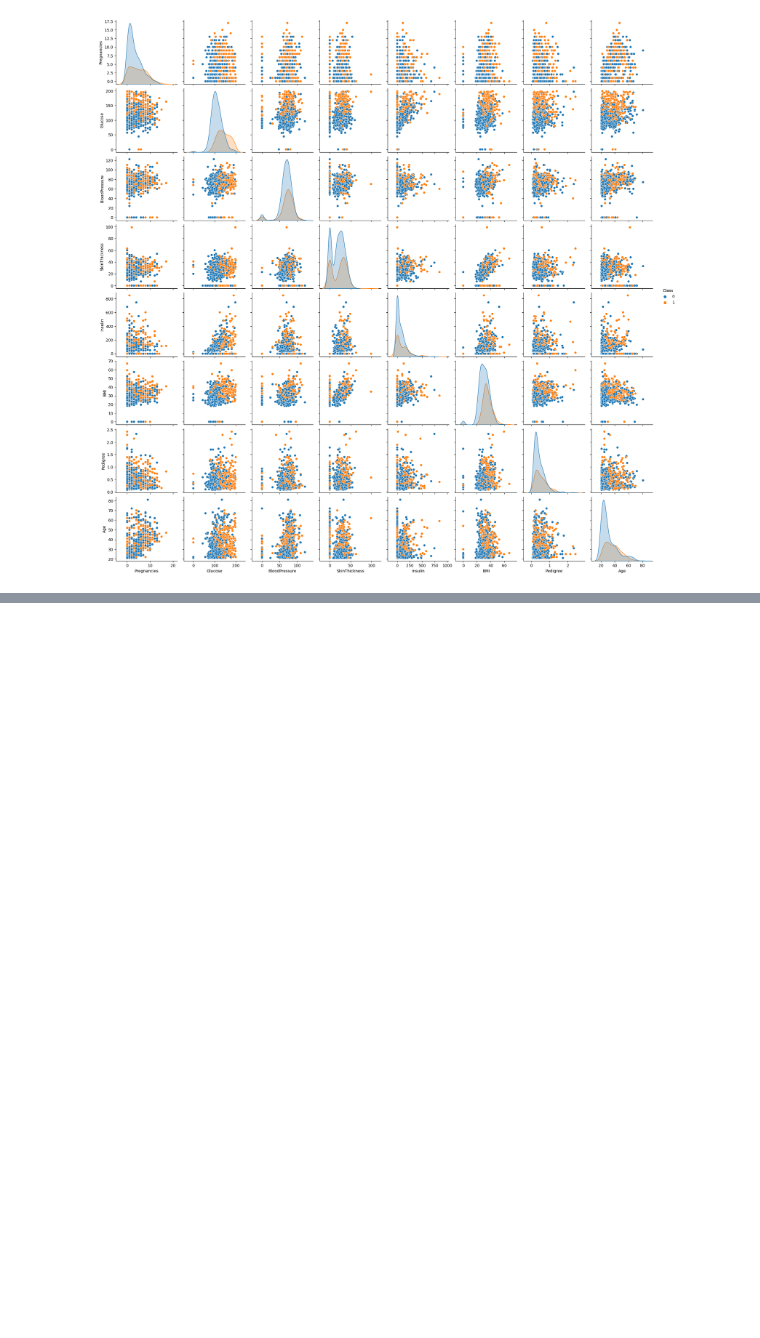
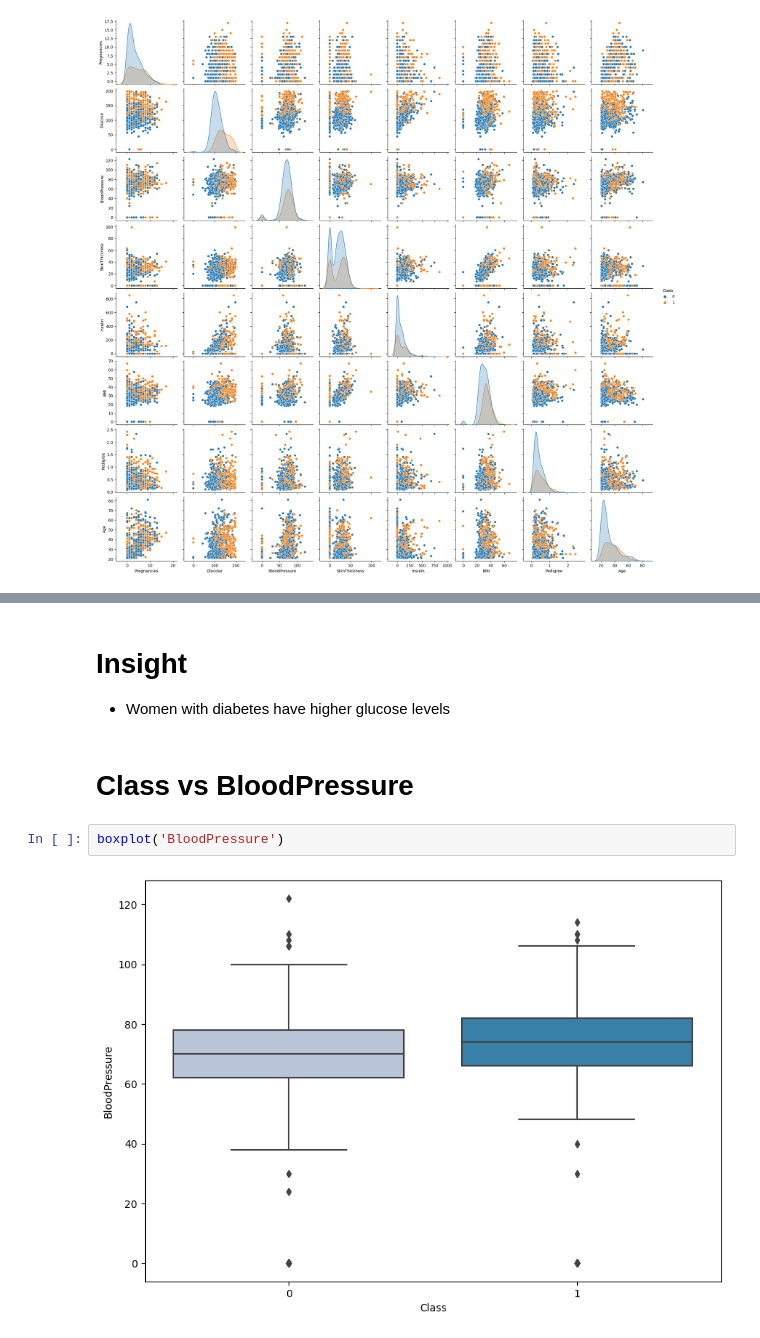
Before and after one commit to HunterKane/University-of-Texas-AI-ML-Projects-, a Jupyter notebook: Project 6 - Diabetes Risk Prediction/Diabetes Risk Prediction.ipynb, the cells around one changed output, grey strips where cells are left out. Saved outputs shown, nothing was run; the diff lists cells and outputs as text; blank space fills up the shorter version.

```diff
--- a/Project 6 - Diabetes Risk Prediction/Diabetes Risk Prediction.ipynb
+++ b/Project 6 - Diabetes Risk Prediction/Diabetes Risk Prediction.ipynb
@@ -410,0 +446,10 @@ plt.show()
+# %% [markdown]
+# Insight
+
+- Women with diabetes have higher glucose levels
+# %% [markdown]
+# Class vs BloodPressure
+# %%
+boxplot('BloodPressure')
+# %% [output]
+[figure, added]
```
Also changed, not shown: parts of 28 cells of this notebook.
